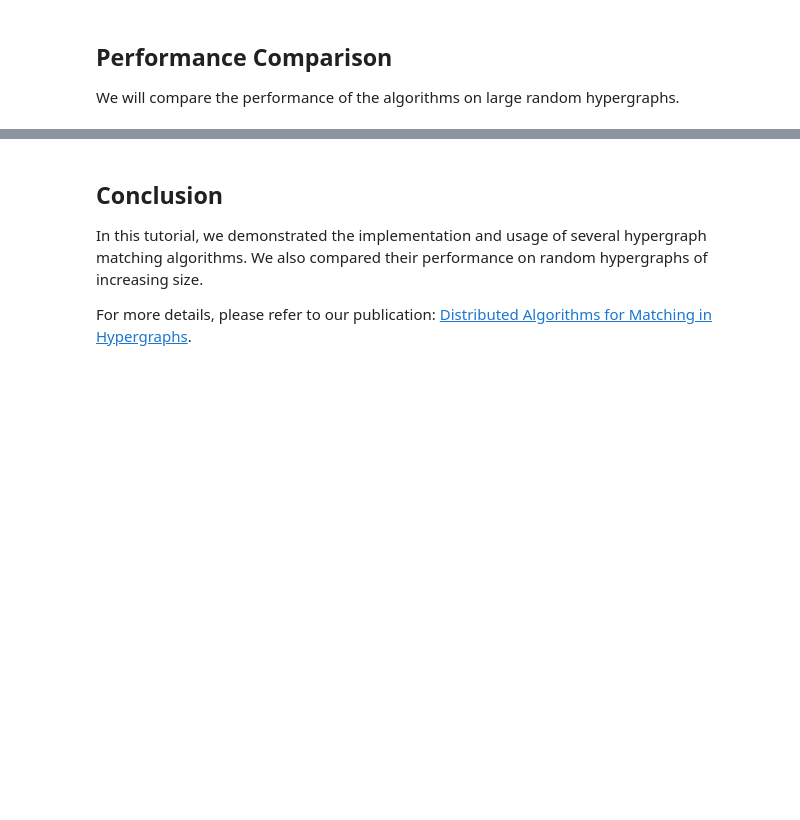
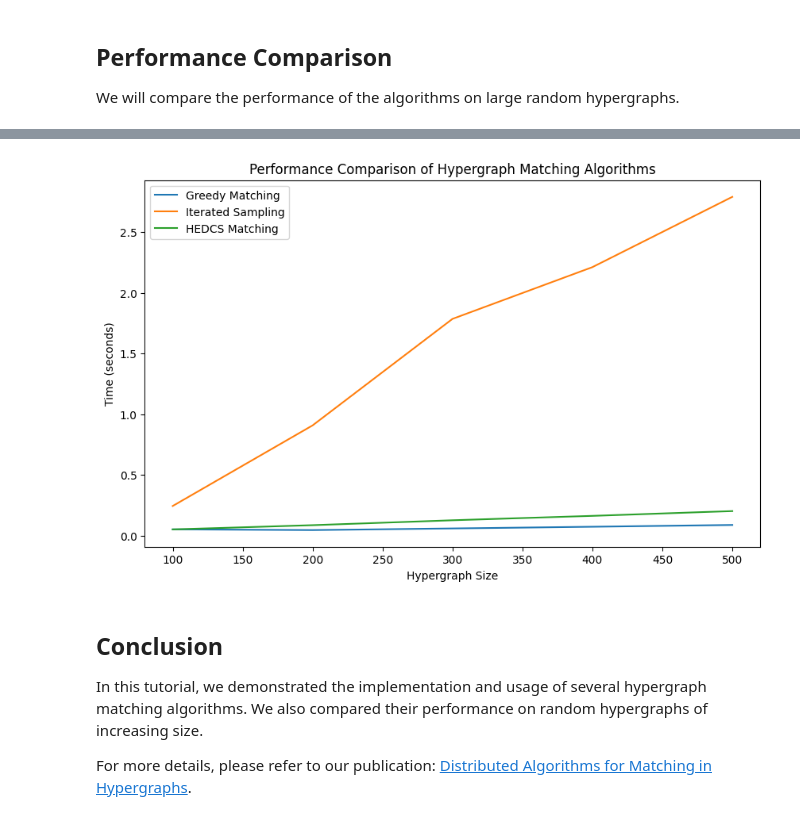
Before and after one commit to pnnl/HyperNetX, a Jupyter notebook: tutorials/advanced/Advanced 7 - Matching algorithms.ipynb, the cells around one changed output, grey strips where cells are left out. Drawn from its saved outputs; the diff is of its cells as text; code cells hidden in the pictures; blank space fills up the shorter version.

```diff
--- a/tutorials/advanced/Advanced 7 - Matching algorithms.ipynb
+++ b/tutorials/advanced/Advanced 7 - Matching algorithms.ipynb
@@ -99,7 +99,7 @@ for size in sizes:
     greedy_times.append(time.time() - start_time)
 
     start_time = time.time()
-    iterated_sampling(hypergraph, s)
+    iterated_sampling(hypergraph, s, max_iterations = 500)
     iterated_times.append(time.time() - start_time)
 
     start_time = time.time()
@@ -121,3 +120,4 @@ plt.show()
+[figure, added]
 # %% [markdown]
 ## Conclusion
 In this tutorial, we demonstrated the implementation and usage of several hypergraph matching algorithms. We also compared their performance on random hypergraphs of increasing size.
```
Also changed, not shown: parts of 4 cells of this notebook, 1 other file.
